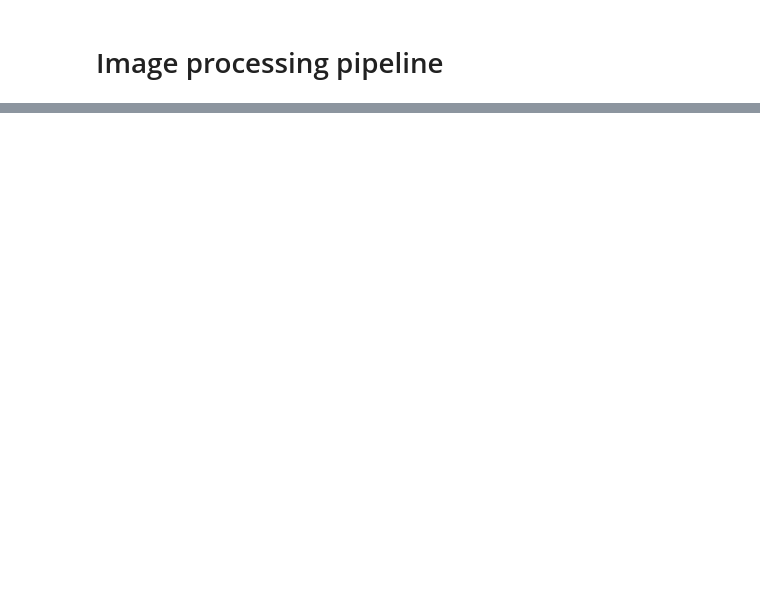
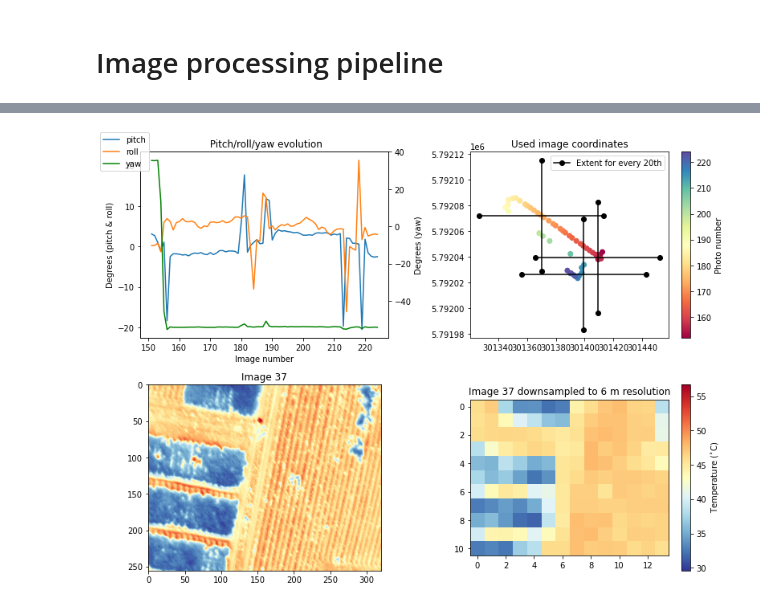
Before and after one commit to luke-scot/s4-thermal, a Jupyter notebook: stitch_pipeline.ipynb, the cells around one changed output, grey strips where cells are left out. Cells and saved outputs as stored; diff of their text form; code cells hidden in the pictures; blank space fills up the shorter version.

```diff
--- a/stitch_pipeline.ipynb
+++ b/stitch_pipeline.ipynb
@@ -43,11 +43,12 @@ Requirement already satisfied: numpy>=1.14.5 in /opt/conda/lib/python3.7/site-pa
 Note: you may need to restart the kernel to use updated packages.
 # %%
 # Variables
-gdrive = False # Download data from google drive
-link = 'https://drive.google.com/file/d/1ANJ_Hq3C42Zfka_wIDX7wgbH_hwcUbGn/view?usp=sharing' # gdrive link
-imgDir = 'data/120' # Local directory to images
+gdrive = True # Download data from google drive
+link = 'https://drive.google.com/file/d/1IUIAgR7p-RBC8_UzkbhMlKweXaQEek8x/view?usp=sharing'
+#'https://drive.google.com/file/d/1ANJ_Hq3C42Zfka_wIDX7wgbH_hwcUbGn/view?usp=sharing' # gdrive link
+imgDir = 'data/12/' # Local directory to images
 imageType, cmap = False, colorbrewer.get_map('RdYlBu', 'diverging', 11, reverse=True).mpl_colormap # True if RGB images, False if numpy arrays. Choose matplotlib cmap for thermal
-pathFile = 'data/lsm/Flight 1.csv' # Flight path .csv file
+pathFile = 'data/Flight 2.csv' # Flight path .csv file
 utcDiff = -1 # Time difference to UTC (-1 for BST)
 pathColumns = ['timestamp','latitude','longitude','altitude(m)','pitch(deg)','roll(deg)','yaw(deg)'] # Columns used from the path file
 minAlt, maxAlt, altCol = 119.7, 120.3, 'altitude(m)' # Altitude criteria for using imagery, if wanted else False
@@ -105,10 +120,10 @@ fig, axs = plt.subplots(2,2,figsize=[11,8])
 # Pitch/roll/yaw plot
 axs[0,0].plot(merged.index,merged['pitch(deg)'],label='pitch')
 axs[0,0].plot(merged.index,merged['roll(deg)'],label='roll')
-par1 = ax.twinx()
+par1 = axs[0,0].twinx()
 par1.plot(merged.index,merged['yaw(deg)'],c='g',label='yaw')
-ax.set_title(' Pitch/roll/yaw evolution')
-ax.set_xlabel('Image number'), ax.set_ylabel('Degrees (pitch & roll)')
+axs[0,0].set_title(' Pitch/roll/yaw evolution')
+axs[0,0].set_xlabel('Image number'), axs[0,0].set_ylabel('Degrees (pitch & roll)')
 par1.set_ylabel('Degrees (yaw)')
 fig.legend(loc='upper left')
 
@@ -118,34 +133,37 @@ dist = merged['altitude(m)']*np.tan(np.deg2rad(merged['pitch(deg)']))
 merged['xc'], merged['yc'] = merged.x+(dist*np.sin(np.deg2rad(merged['yaw(deg)']))), merged.y+(dist*np.cos(np.deg2rad(merged['yaw(deg)'])))
 if distFilt: idf = merged[abs(dist) < distFilt]
 else: idf = merged.copy()
 
 ## Plot flight path with an example image and downscale
 # Plot example image
+imageNum = int(len(merged.index)/2)
 arr = hf.img_to_arr(merged.iloc[imageNum]['imgPath'])
 yCoords, xCoords = [(np.array(range(arr.shape[i]))-(arr.shape[i]/2))*pxSize+pxSize/2 for i in [0,1]]
 if useCentre: xq, yq = int(np.floor(len(xCoords)/4)), int(np.floor(len(yCoords)/4))
 else: xq, yq = False, False
 arr = hf.img_to_arr(merged.iloc[imageNum]['imgPath'], xq=xq, yq=yq)
 a = axs[1,0].imshow(arr, cmap=cmap)
 axs[1,0].set_title('Image {}'.format(imageNum))
 
 # Plot images to be used
 b = axs[0,1].scatter(idf.xc,idf.yc,c=idf.index, cmap='Spectral')
 size = np.array(arr.shape[:2])*pxSize/2
 for i, row in idf[::skip].iterrows():
     axs[0,1].plot([row.x-size[1], row.x+size[1]], [row.y, row.y],'k-o')
     axs[0,1].plot([row.x, row.x],[row.y-size[1], row.y+size[1]],'k-o')
 axs[0,1].set_title('Used image coordinates')
 axs[0,1].legend(labels=['Extent for every {}th'.format(skip)])
 fig.colorbar(b, ax=axs[0,1],label='Photo number')
 
 # Plot example downsampled image
 ds_array = hf.downsample_arr(arr, pxSize, resolution)
-c = axs[1,1].imshow(ds_array) if imageType else axs[1,i].imshow(ds_array, vmin=arr.min(), vmax=arr.max(),cmap=cmap)
+c = axs[1,1].imshow(ds_array) if imageType else axs[1,1].imshow(ds_array, vmin=arr.min(), vmax=arr.max(),cmap=cmap)
 axs[1,1].set_title('Image {} downsampled to {} m resolution'.format(str(imageNum),resolution))
 if imageType is False: fig.colorbar(c, ax=axs[1,1], label=' Temperature ($^{\circ}$C)')
 fig.tight_layout()
 plt.show()
+# %% [output]
+[figure, added]
 # %%
 # Try xy if you like
 # %%
```
Also changed, not shown: parts of 3 cells of this notebook.
